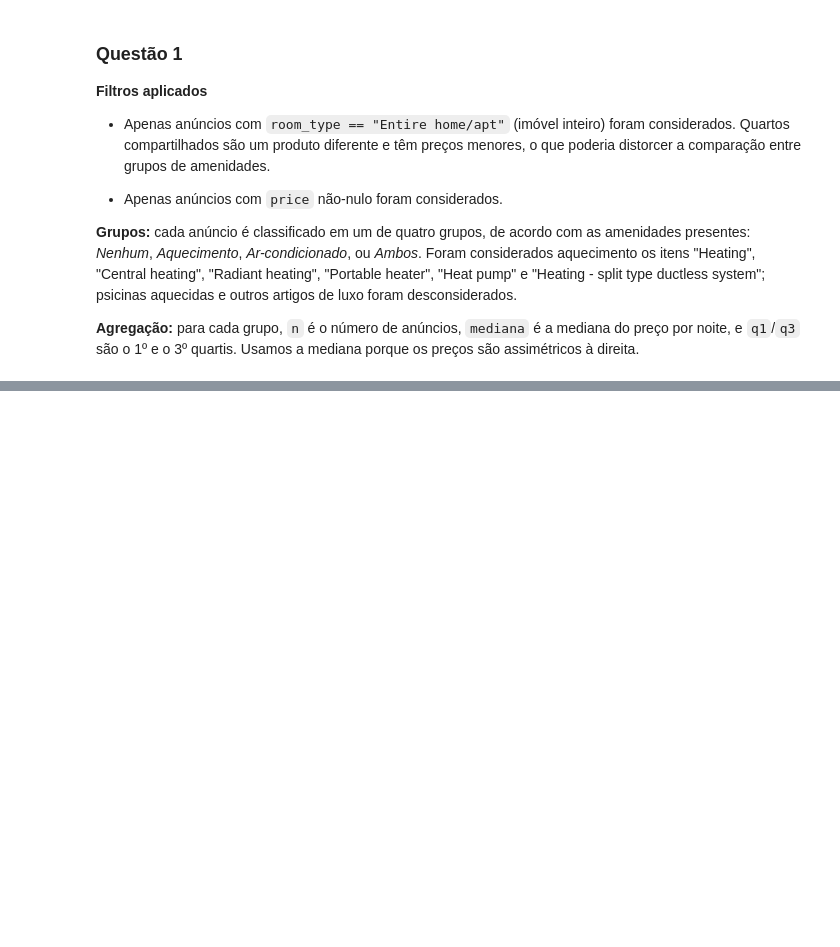
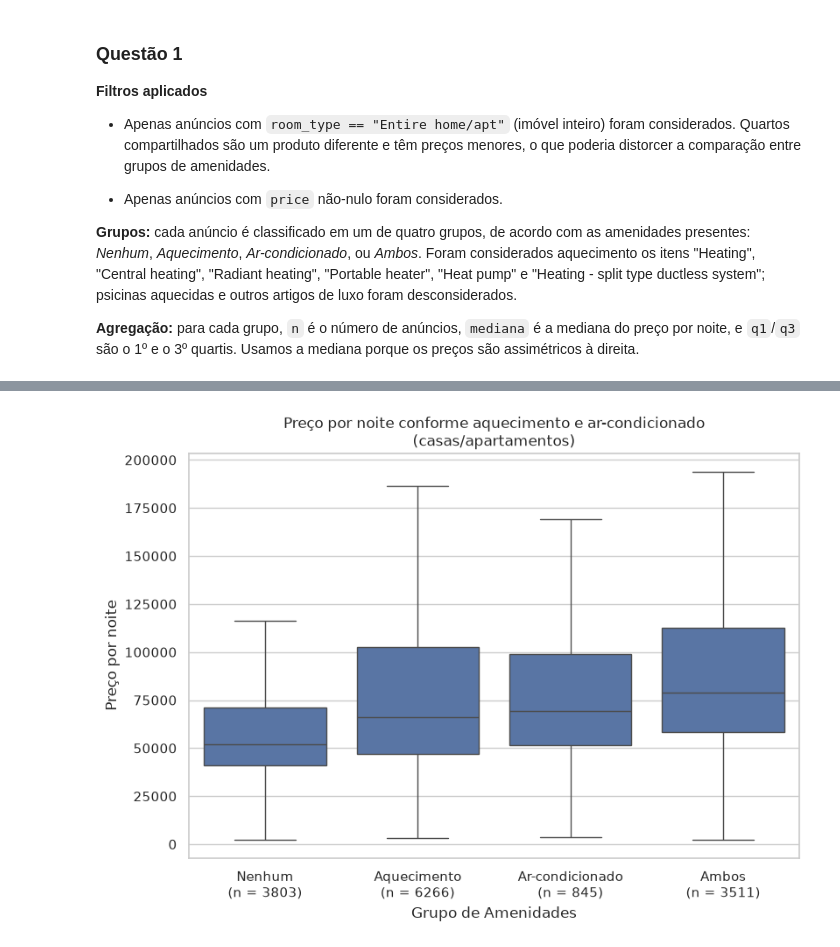
Before and after one commit to gusta-franca/data_science, a Jupyter notebook: pandas_viz/notebook.ipynb, the cells around one changed output, grey strips where cells are left out. Cells and saved outputs as stored; diff of their text form; code cells hidden in the pictures; blank space fills up the shorter version.

```diff
--- a/pandas_viz/notebook.ipynb
+++ b/pandas_viz/notebook.ipynb
@@ -167,15 +260,17 @@ tab
 # %%
 fig, ax = plt.subplots(figsize=(9, 6))
 
 # needs to remove outliers ("fliers") since there are quite a lot of luxury houses
 sns.boxplot(data = entire_homes, x = group_temp, y = price, order = classes, showfliers = False, ax = ax)
 
 # maybe log scale?
 # ax.set_yscale("log")
 ax.set_xticks(range(len(classes)))
-ax.set_xticklabels([f"{c}\n(n = {tab.loc[c, 'n']})" for c in classes])
-ax.set_title("Preço por noite conforme aquecimento e ar-condicionado\n(casas/apartamentos")
+ax.set_xticklabels([f"{c}\n(n = {q1_tab.loc[c, 'n']})" for c in classes])
+ax.set_title("Preço por noite conforme aquecimento e ar-condicionado\n(casas/apartamentos)")
 ax.set_xlabel("Grupo de Amenidades")
 ax.set_ylabel("Preço por noite")
 
 plt.show()
+# %% [output]
+[figure, added]
```
Also changed, not shown: parts of 35 cells of this notebook, 2 other files.
